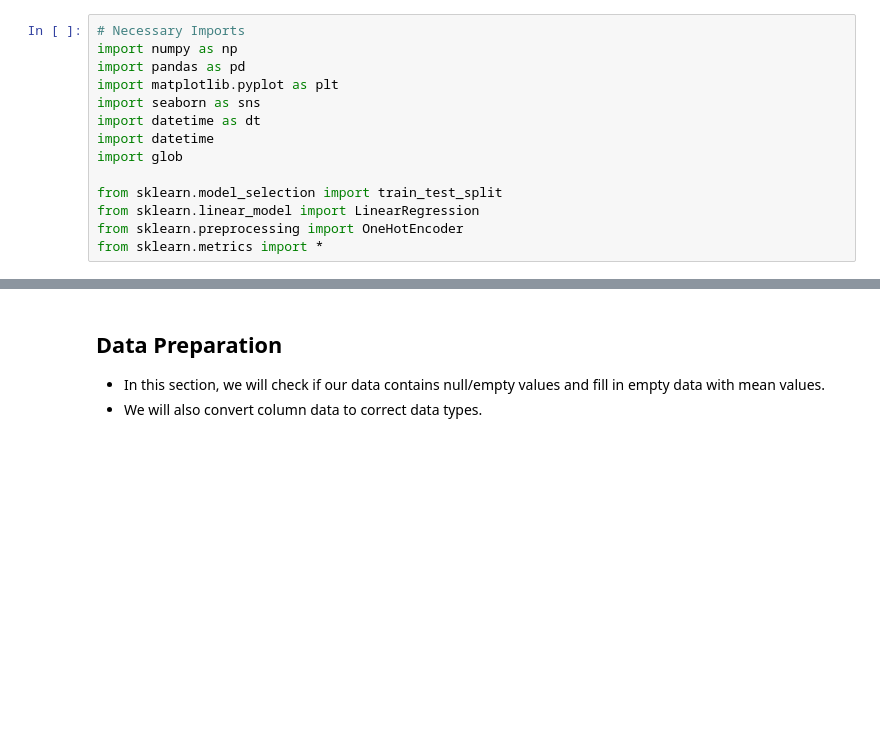
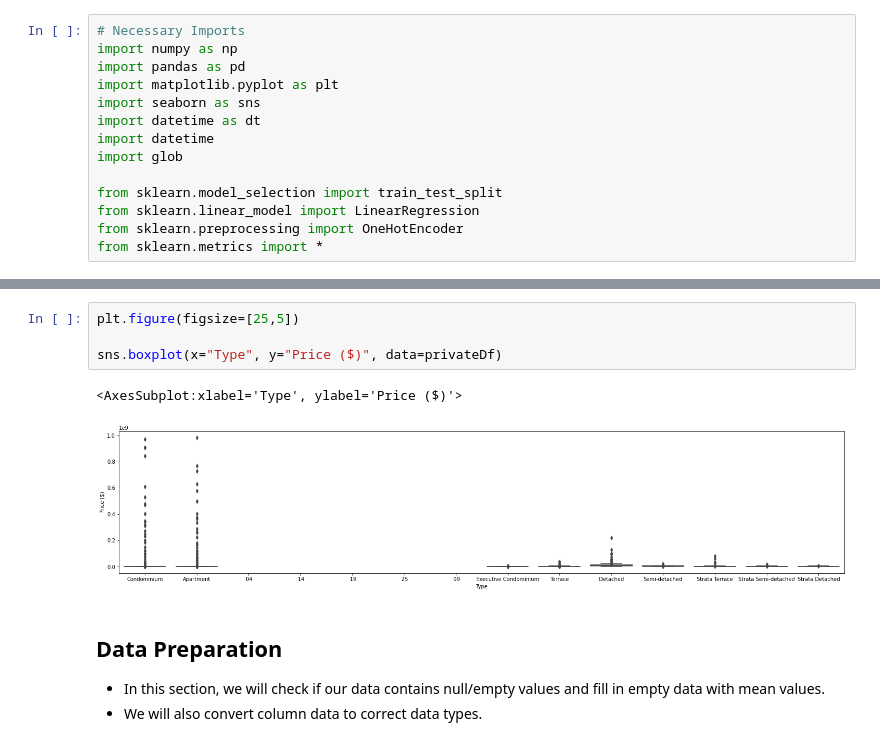
Before and after one commit to muhdhasan/Island-Property-Group, a Jupyter notebook: training/sales-private-prediction.ipynb, the cells around one changed output, grey strips where cells are left out. Cells and saved outputs as stored; diff of their text form; blank space fills up the shorter version.

```diff
--- a/training/sales-private-prediction.ipynb
+++ b/training/sales-private-prediction.ipynb
@@ -89,3 +106,10 @@ privateDf.describe()
+# %%
+plt.figure(figsize=[25,5])
+
+sns.boxplot(x="Type", y="Price ($)", data=privateDf)
+# %% [output]
+<AxesSubplot:xlabel='Type', ylabel='Price ($)'>
+[figure, added]
 # %% [markdown]
 ## Data Preparation
 - In this section, we will check if our data contains null/empty values and fill in empty data with mean values.
```
Also changed, not shown: parts of 16 cells of this notebook, 2 other files.
